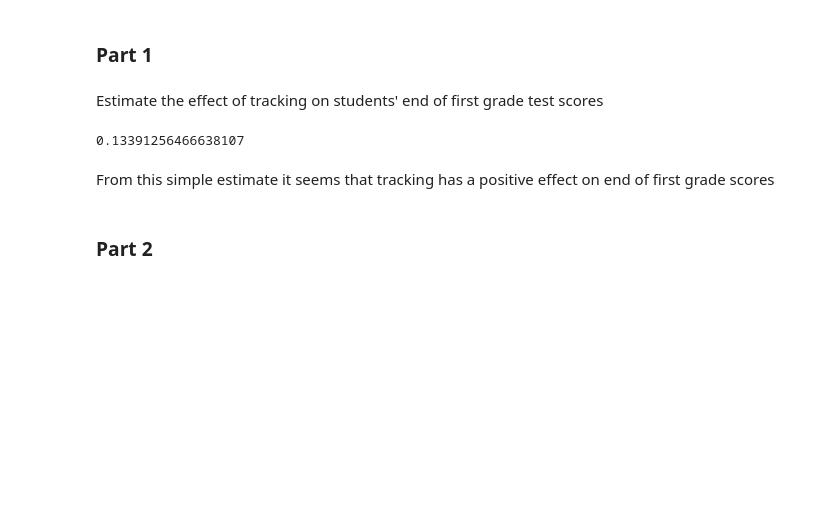
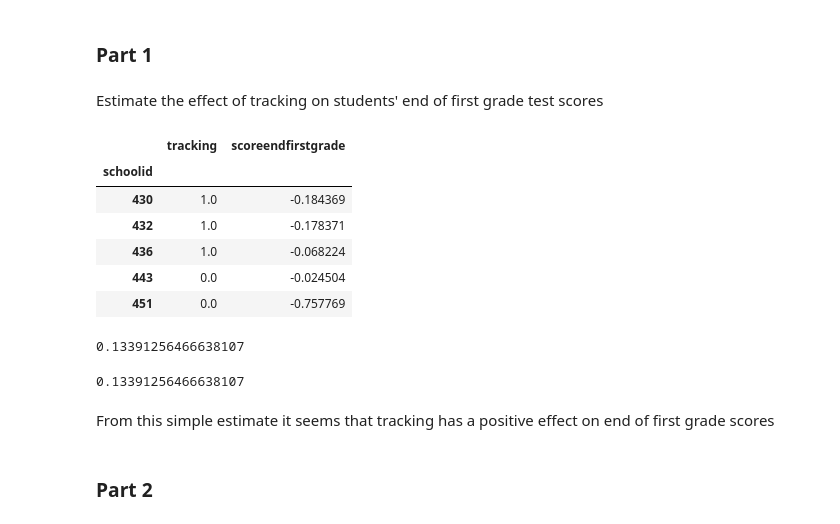
Before and after one commit to SaverioPCapra/University-Homeworks-Projects, a Jupyter notebook: Econometric Theory/PSET2/pset_2_capra.ipynb, the cells around one changed output. Cells and saved outputs as stored; diff of their text form; code cells hidden in the pictures; blank space fills up the shorter version.

```diff
--- a/Econometric Theory/PSET2/pset_2_capra.ipynb
+++ b/Econometric Theory/PSET2/pset_2_capra.ipynb
@@ -41,12 +45,29 @@ Estimate the effect of tracking on students' end of first grade test scores
 # I group the data by schoolid and remove the column which says whether students were above or below the median, since I don't need it right now
 # I also calculate the mean scoreendfirstgrade for each school
 grouped_data = data[["tracking", "scoreendfirstgrade", "schoolid"]].groupby(["schoolid"]).mean()
-# %%
-# I estimate the ATE of tracking on student's end of first grade test scores
-ATE_estimation = ATE_estimator(grouped_data, "tracking", "scoreendfirstgrade")
-ATE_estimation
-# %% [output]
-0.13391256466638107
+# %%
+# Here I show a snapshot of the new dataframe I created
+grouped_data.head(5)
+# %% [output]
+|  | tracking | scoreendfirstgrade |
+| schoolid |  |  |
+| 430 | 1.0 | -0.184369 |
+| 432 | 1.0 | -0.178371 |
+| 436 | 1.0 | -0.068224 |
+| 443 | 0.0 | -0.024504 |
+| 451 | 0.0 | -0.757769 |
+# %%
+# Ordinary calculation, as shown in the lecture notes, approach
+
+ATE_estimator(grouped_data, "tracking", "scoreendfirstgrade")
+# %% [output]
+0.13391256466638107
+# %%
+# Regression approach
+ATE_estimation = sm.OLS(grouped_data["scoreendfirstgrade"], sm.add_constant(grouped_data["tracking"])).fit().params[1]
+ATE_estimation
+# %% [output]
+0.13391256466638107
 # %% [markdown]
 From this simple estimate it seems that tracking has a positive effect on end of first grade scores
 # %% [markdown]
```
Also changed, not shown: parts of 71 cells of this notebook.
